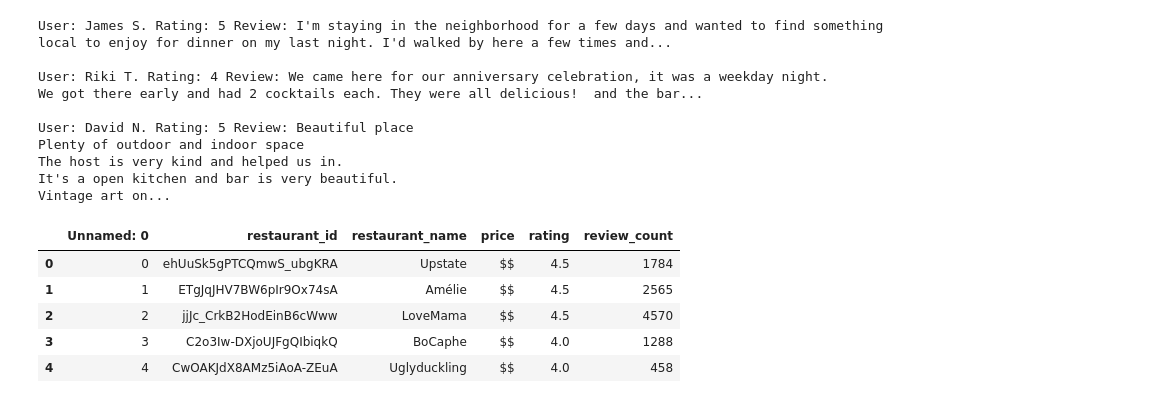
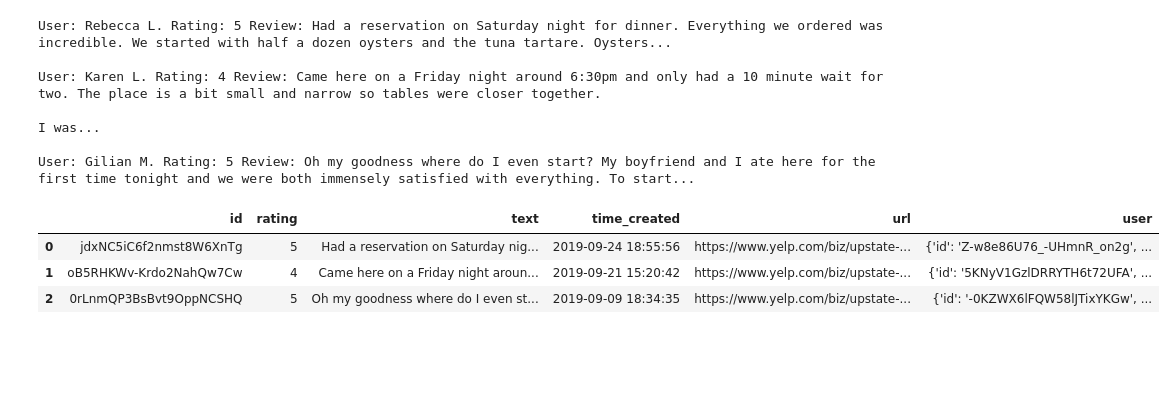
Before and after one commit to hamiltonchangcodes/project_yelp_analysis, a Jupyter notebook: yelp_scrape.ipynb, the cells around one changed output. Drawn from its saved outputs; the diff is of its cells as text; code cells hidden in the pictures; blank space fills up the shorter version.

```diff
--- a/yelp_scrape.ipynb
+++ b/yelp_scrape.ipynb
@@ -18,12 +20,15 @@ ids = restslists
 # %%
-for idea in ids:
-    runs = 0
-    rest_results = []
+rest_results = []
+runs = 0
+num = response.json()['total']
+for idea in tqdm(ids):
+
+
     url = "https://api.yelp.com/v3/businesses/" + idea + "/reviews"
-    while runs < 1000:
+    while runs < 200:
         req = requests.get(url, headers=headers)
         parsed = json.loads(req.text)
         reviews = parsed["reviews"]
         rest_results.append(reviews)
-        time.sleep(5) # do not need this for Yelp
+     # do not need this for Yelp
         runs += 1
@@ -54,24 +59,19 @@ reviews = parsed["reviews"]
 for review in reviews:
     print("User:", review["user"]["name"], "Rating:", review["rating"], "Review:", review["text"], "\n")
 # %% [output]
-User: James S. Rating: 5 Review: I'm staying in the neighborhood for a few days and wanted to find something local to enjoy for dinner on my last night. I'd walked by here a few times and...
+User: Rebecca L. Rating: 5 Review: Had a reservation on Saturday night for dinner. Everything we ordered was incredible. We started with half a dozen oysters and the tuna tartare. Oysters...
 
-User: Riki T. Rating: 4 Review: We came here for our anniversary celebration, it was a weekday night.
-We got there early and had 2 cocktails each. They were all delicious!  and the bar...
+User: Karen L. Rating: 4 Review: Came here on a Friday night around 6:30pm and only had a 10 minute wait for two. The place is a bit small and narrow so tables were closer together.
 
-User: David N. Rating: 5 Review: Beautiful place
-Plenty of outdoor and indoor space
-The host is very kind and helped us in.
-It's a open kitchen and bar is very beautiful.
-Vintage art on...
+I was...
+
+User: Gilian M. Rating: 5 Review: Oh my goodness where do I even start? My boyfriend and I ate here for the first time tonight and we were both immensely satisfied with everything. To start...
 # %%
 reviews = pd.DataFrame.from_dict(parsed['reviews'])
 # %%
-rests.head()
+reviews.head()
 # %% [output]
-|  | Unnamed: 0 | restaurant_id | restaurant_name | price | rating | review_count |
-| 0 | 0 | ehUuSk5gPTCQmwS_ubgKRA | Upstate | $$ | 4.5 | 1784 |
-| 1 | 1 | ETgJqJHV7BW6pIr9Ox74sA | Amélie | $$ | 4.5 | 2565 |
-| 2 | 2 | jjJc_CrkB2HodEinB6cWww | LoveMama | $$ | 4.5 | 4570 |
-| 3 | 3 | C2o3Iw-DXjoUJFgQIbiqkQ | BoCaphe | $$ | 4.0 | 1288 |
-| 4 | 4 | CwOAKJdX8AMz5iAoA-ZEuA | Uglyduckling | $$ | 4.0 | 458 |
+|  | id | rating | text | time_created | url | user |
+| 0 | jdxNC5iC6f2nmst8W6XnTg | 5 | Had a reservation on Saturday nig... | 2019-09-24 18:55:56 | https://www.yelp.com/biz/upstate-... | {'id': 'Z-w8e86U76_-UHmnR_on2g', ... |
+| 1 | oB5RHKWv-Krdo2NahQw7Cw | 4 | Came here on a Friday night aroun... | 2019-09-21 15:20:42 | https://www.yelp.com/biz/upstate-... | {'id': '5KNyV1GzlDRRYTH6t72UFA', ... |
+| 2 | 0rLnmQP3BsBvt9OppNCSHQ | 5 | Oh my goodness where do I even st... | 2019-09-09 18:34:35 | https://www.yelp.com/biz/upstate-... | {'id': '-0KZWX6lFQW58lJTixYKGw', ... |
```
Also changed, not shown: parts of 4 cells of this notebook, 2 other files.
